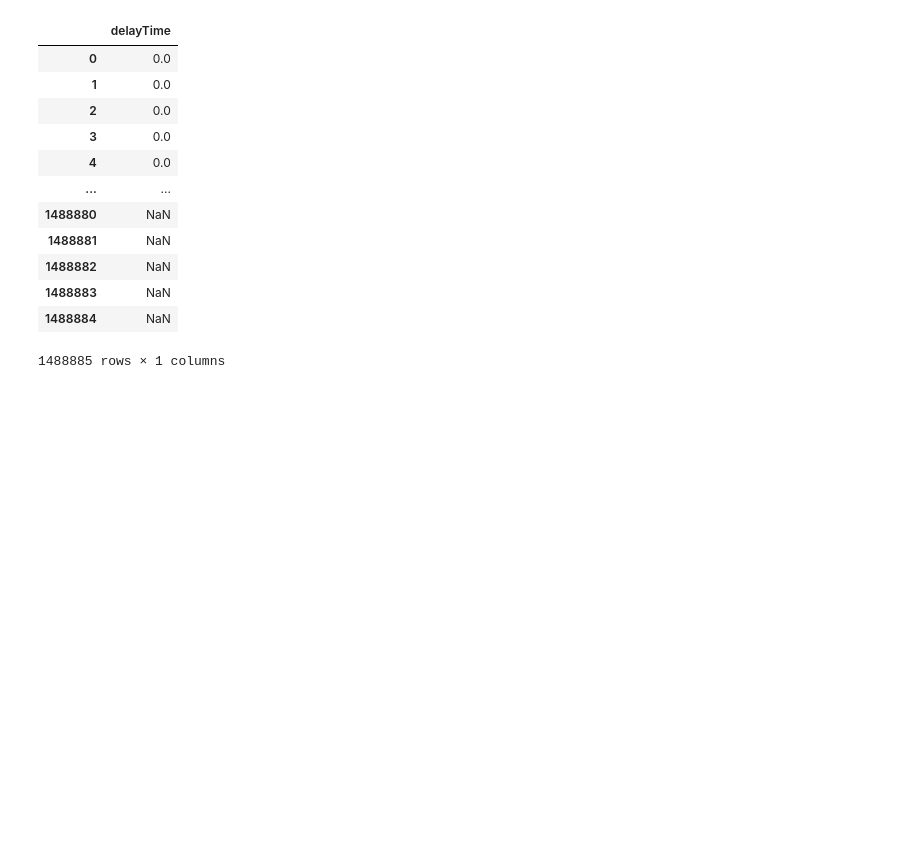
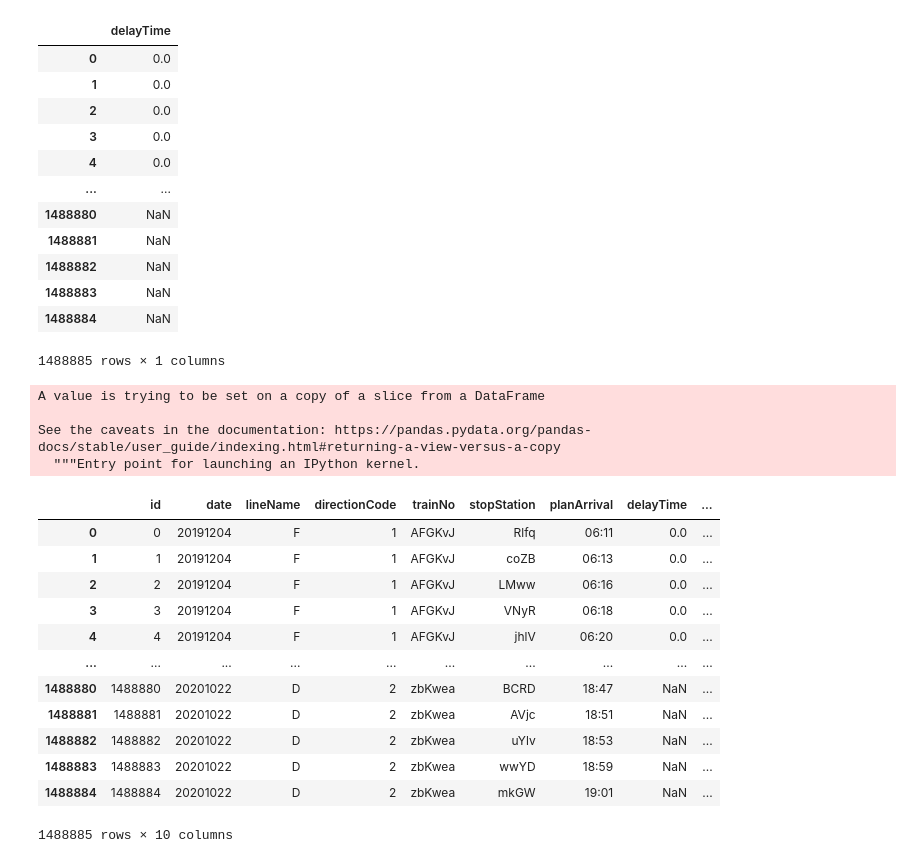
Before and after one commit to mitsuhiko-nozawa/signate_JR, a Jupyter notebook: src/EDA/firstDelayTime.ipynb, the cells around one changed output. Saved outputs shown, nothing was run; the diff lists cells and outputs as text; code cells hidden in the pictures; blank space fills up the shorter version.

```diff
--- a/src/EDA/firstDelayTime.ipynb
+++ b/src/EDA/firstDelayTime.ipynb
@@ -152,3 +152,24 @@ train_df[["delayTime"]]
 | 1488883 | NaN |
 | 1488884 | NaN |
 1488885 rows × 1 columns
+# %%
+train_df["lineName"][train_df["date"] == 20191204] = "F"
+train_df
+# %% [output]
+A value is trying to be set on a copy of a slice from a DataFrame
+
+See the caveats in the documentation: https://pandas.pydata.org/pandas-docs/stable/user_guide/indexing.html#returning-a-view-versus-a-copy
+  """Entry point for launching an IPython kernel.
+|  | id | date | lineName | directionCode | trainNo | stopStation | planArrival | delayTime | ... |
+| 0 | 0 | 20191204 | F | 1 | AFGKvJ | Rlfq | 06:11 | 0.0 | ... |
+| 1 | 1 | 20191204 | F | 1 | AFGKvJ | coZB | 06:13 | 0.0 | ... |
+| 2 | 2 | 20191204 | F | 1 | AFGKvJ | LMww | 06:16 | 0.0 | ... |
+| 3 | 3 | 20191204 | F | 1 | AFGKvJ | VNyR | 06:18 | 0.0 | ... |
+| 4 | 4 | 20191204 | F | 1 | AFGKvJ | jhlV | 06:20 | 0.0 | ... |
+| ... | ... | ... | ... | ... | ... | ... | ... | ... | ... |
+| 1488880 | 1488880 | 20201022 | D | 2 | zbKwea | BCRD | 18:47 | NaN | ... |
+| 1488881 | 1488881 | 20201022 | D | 2 | zbKwea | AVjc | 18:51 | NaN | ... |
+| 1488882 | 1488882 | 20201022 | D | 2 | zbKwea | uYlv | 18:53 | NaN | ... |
+| 1488883 | 1488883 | 20201022 | D | 2 | zbKwea | wwYD | 18:59 | NaN | ... |
+| 1488884 | 1488884 | 20201022 | D | 2 | zbKwea | mkGW | 19:01 | NaN | ... |
+1488885 rows × 10 columns
```
Also changed, not shown: 7 other files.
